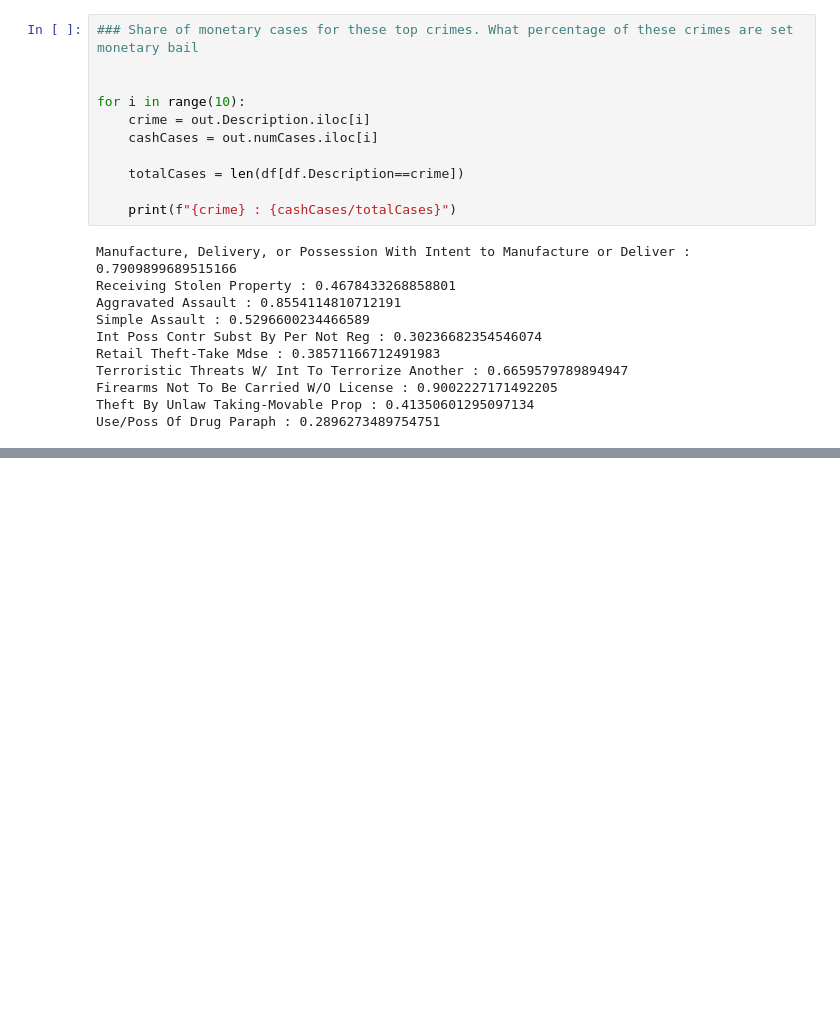
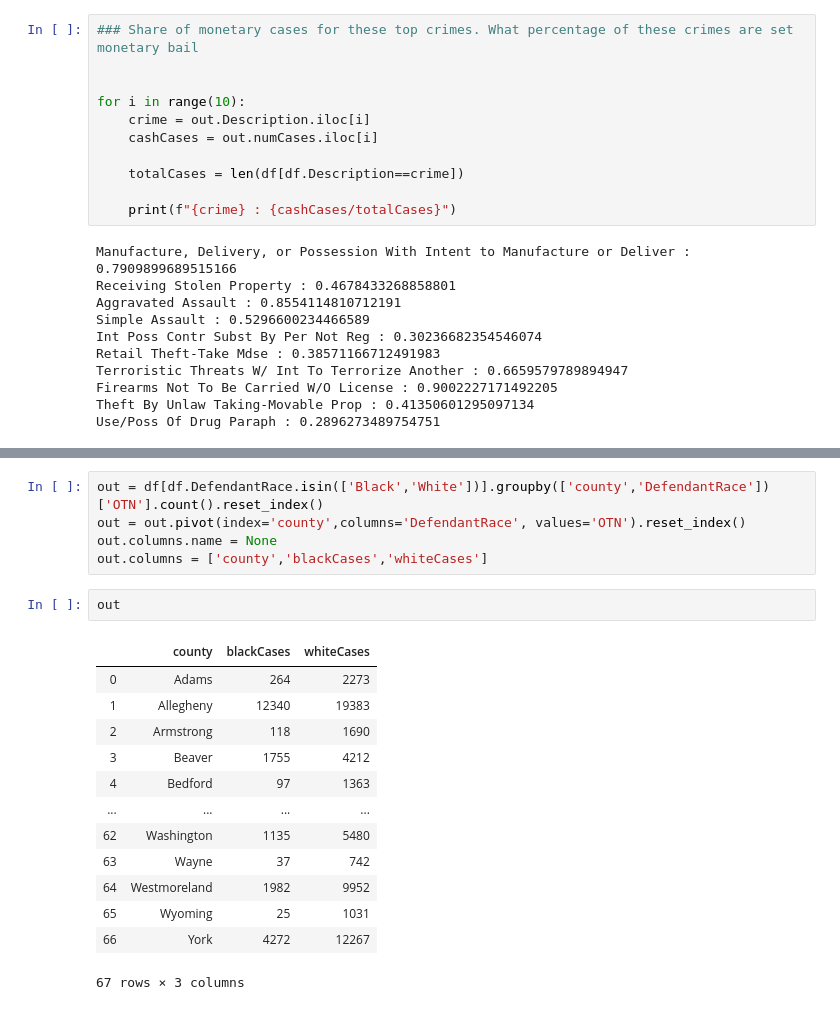
Before and after one commit to choprashweta/cashbail-pa, a Jupyter notebook: Bail Trends.ipynb, the cells around one changed output, grey strips where cells are left out. Drawn from its saved outputs; the diff is of its cells as text; blank space fills up the shorter version.

```diff
--- a/Bail Trends.ipynb
+++ b/Bail Trends.ipynb
@@ -554,0 +814,21 @@ Use/Poss Of Drug Paraph : 0.2896273489754751
+# %%
+out = df[df.DefendantRace.isin(['Black','White'])].groupby(['county','DefendantRace'])['OTN'].count().reset_index()
+out = out.pivot(index='county',columns='DefendantRace', values='OTN').reset_index()
+out.columns.name = None
+out.columns = ['county','blackCases','whiteCases']
+# %%
+out
+# %% [output]
+|  | county | blackCases | whiteCases |
+| 0 | Adams | 264 | 2273 |
+| 1 | Allegheny | 12340 | 19383 |
+| 2 | Armstrong | 118 | 1690 |
+| 3 | Beaver | 1755 | 4212 |
+| 4 | Bedford | 97 | 1363 |
+| ... | ... | ... | ... |
+| 62 | Washington | 1135 | 5480 |
+| 63 | Wayne | 37 | 742 |
+| 64 | Westmoreland | 1982 | 9952 |
+| 65 | Wyoming | 25 | 1031 |
+| 66 | York | 4272 | 12267 |
+67 rows × 3 columns
```
Also changed, not shown: parts of 36 cells of this notebook.
